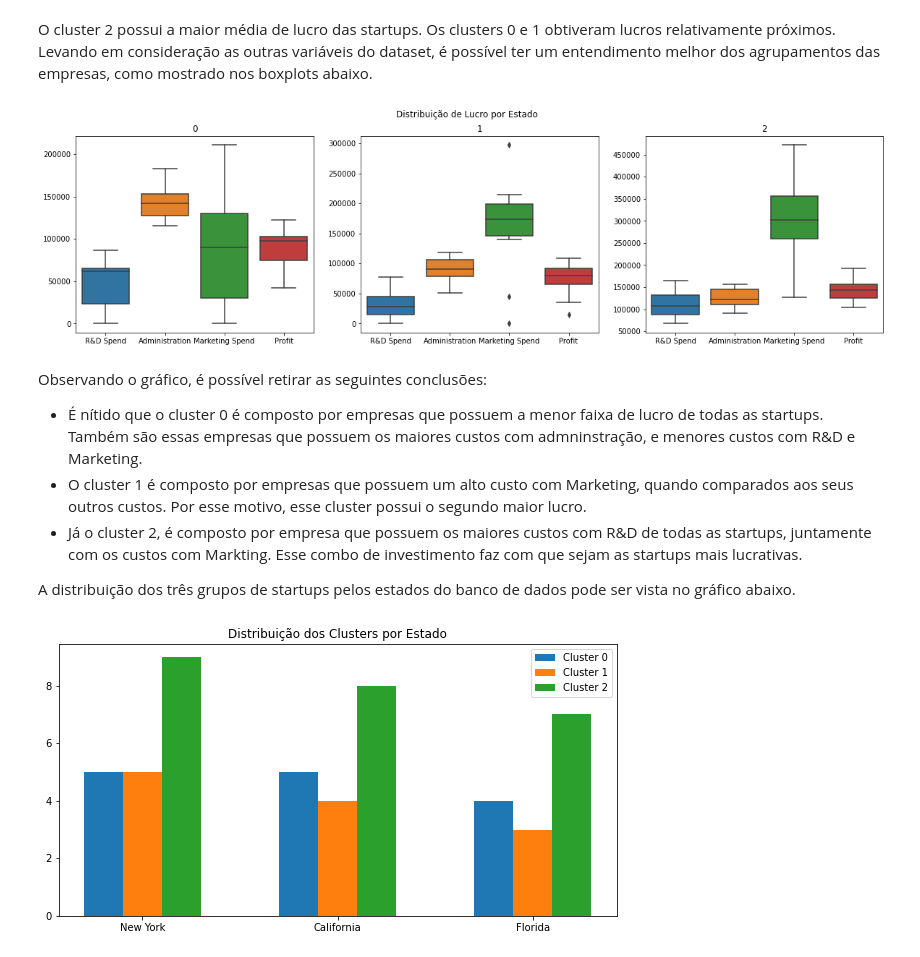
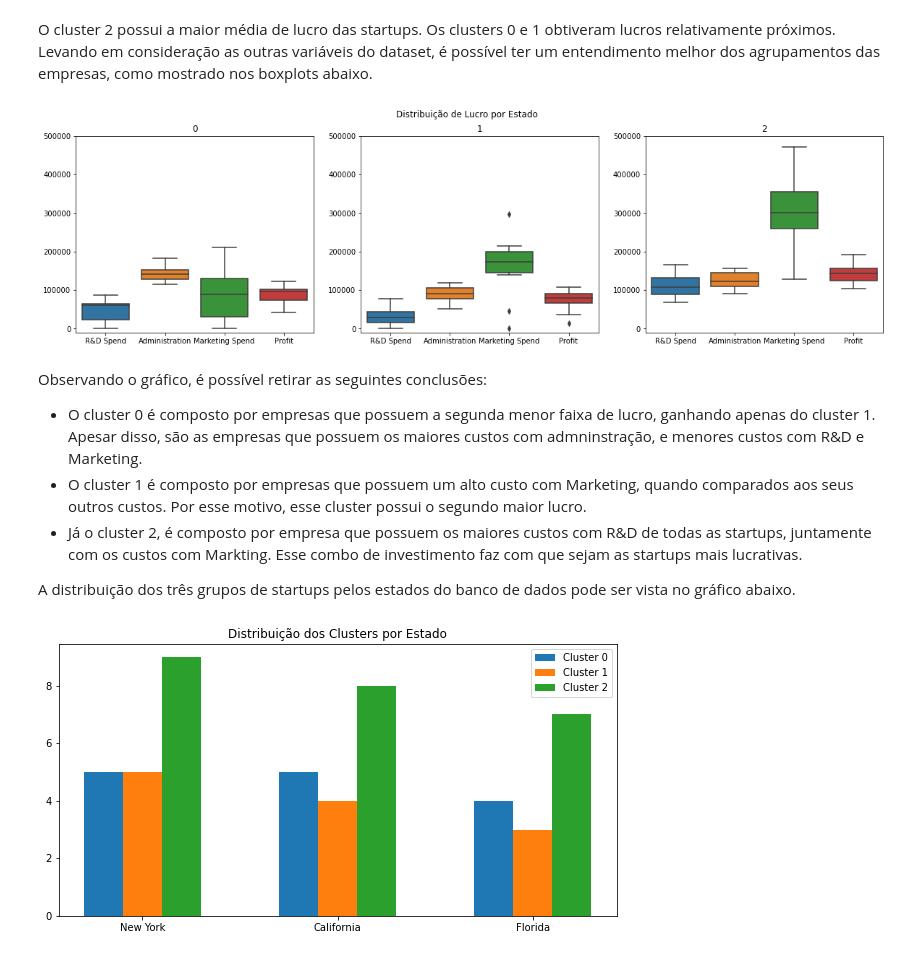
Before and after one commit to micaelleos/Portfolio-Data-Science, a Jupyter notebook: ProfitPrediction/dataanalisys.ipynb, the cells around one changed output. Saved outputs shown, nothing was run; the diff lists cells and outputs as text; code cells hidden in the pictures.

```diff
--- a/ProfitPrediction/dataanalisys.ipynb
+++ b/ProfitPrediction/dataanalisys.ipynb
@@ -231,5 +233,5 @@ fig,axs = plt.subplots(1,3, figsize=(20,5))
 fig.suptitle('Distribuição de Lucro por Estado')
 for i in range(0,3):
     sns.boxplot(data=dados.query(f"State == '{list(dados['State'].unique())[i]}'").iloc[:,:-1],ax=axs[i])
-    axs[i].set(title= list(dados['State'].unique())[i],ylim=(0,500000))
+    axs[i].set(title= list(dados['State'].unique())[i],ylim=(-10000,500000))
 # %% [output]
@@ -431,15 +434,15 @@ O cluster 2 possui a maior média de lucro das startups. Os clusters 0 e 1 obtiv
 # %%
 fig,axs = plt.subplots(1,3, figsize=(20,5))
 fig.suptitle('Distribuição de Lucro por Estado')
 for i in range(0,3):
     sns.boxplot(data=dados.query(f"Segmentation =={i}").iloc[:,:-1],ax=axs[i])
-    axs[i].set(title=str(i))
+    axs[i].set(title=str(i),ylim=[-10000,500000])
 # %% [output]
-[figure, old version]
+[figure, new version]
 # %% [markdown]
 Observando o gráfico, é possível retirar as seguintes conclusões:
 
-- É nítido que o cluster 0 é composto por empresas que possuem a menor faixa de lucro de todas as startups. Também são essas empresas que possuem os maiores custos com admninstração, e menores custos com R&D e Marketing.
+- O cluster 0 é composto por empresas que possuem a segunda menor faixa de lucro, ganhando apenas do cluster 1. Apesar disso, são as empresas que possuem os maiores custos com admninstração, e menores custos com R&D e Marketing.
 - O cluster 1 é composto por empresas que possuem um alto custo com Marketing, quando comparados aos seus outros custos. Por esse motivo, esse cluster possui o segundo maior lucro.
 - Já o cluster 2, é composto por empresa que possuem os maiores custos com R&D de todas as startups, juntamente com os custos com Markting. Esse combo de investimento faz com que sejam as startups mais lucrativas.
 
```
Also changed, not shown: parts of 14 cells of this notebook.
